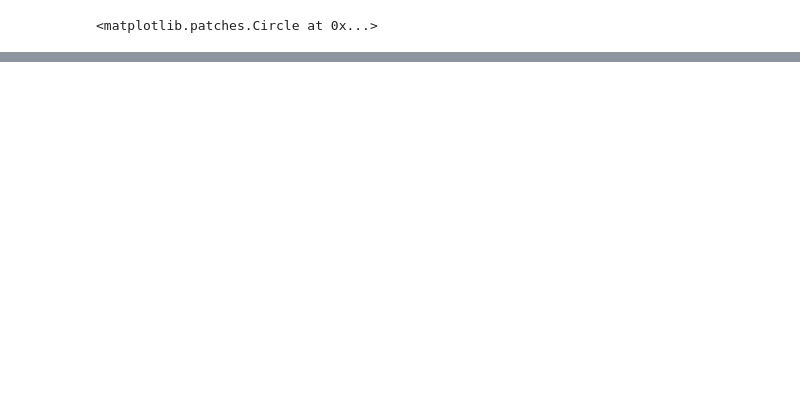
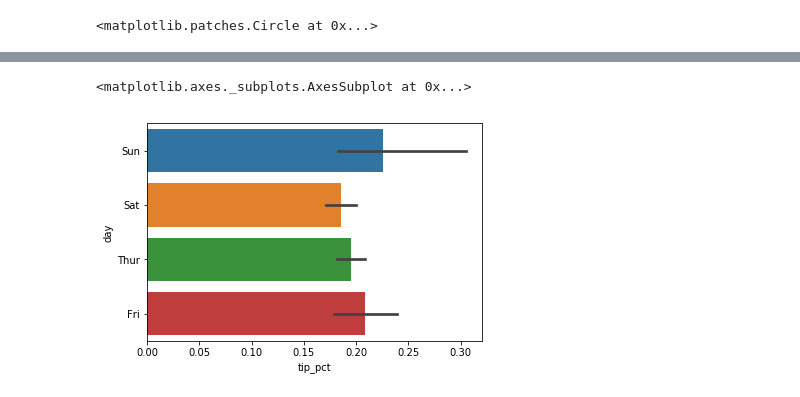
Before and after one commit to pekoto-zz/MyJupyterNotes, a Jupyter notebook: Python for Data Analysis.ipynb, the cells around one changed output, grey strips where cells are left out. Saved outputs shown, nothing was run; the diff lists cells and outputs as text; code cells hidden in the pictures; blank space fills up the shorter version.

Commit message:
More charts

```diff
--- a/Python for Data Analysis.ipynb
+++ b/Python for Data Analysis.ipynb
@@ -4549,0 +4654,4 @@ axis.add_patch(circle)
+# %%
+# Read the file
+tips = pd.read_csv('examples/tips.csv')
+tips.head()
@@ -4549,0 +4721,5 @@ axis.add_patch(circle)
+# %%
+# First get the tips percentage
+tips['tip_pct'] = tips['tip'] / (tips['total_bill'] - tips['tip'])
+
+tips.head()
@@ -4549,0 +4733,8 @@ axis.add_patch(circle)
+# %%
+# The black line is the 95% confidence interval (that our true mean value
+# if we surveyed EVERYONE has a 95% change of being in this range)
+%matplotlib inline
+sns.barplot(x='tip_pct', y='day', data=tips, orient='h')
+# %% [output]
+<matplotlib.axes._subplots.AxesSubplot at 0x...>
+[figure, added]
```
Also changed, not shown: parts of 24 cells of this notebook.
